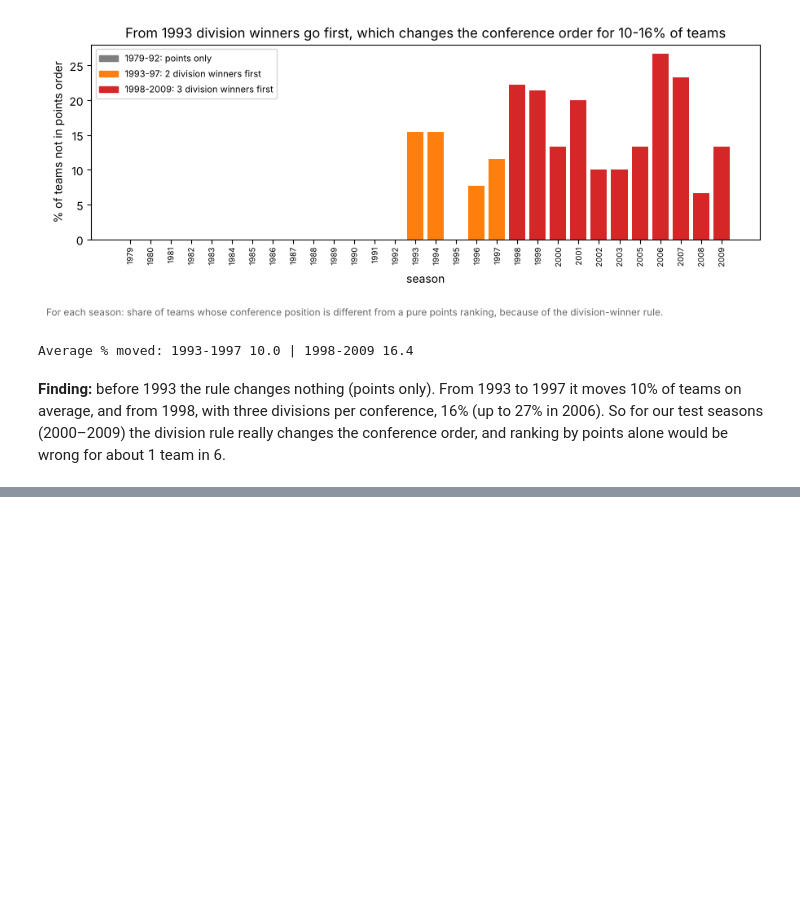
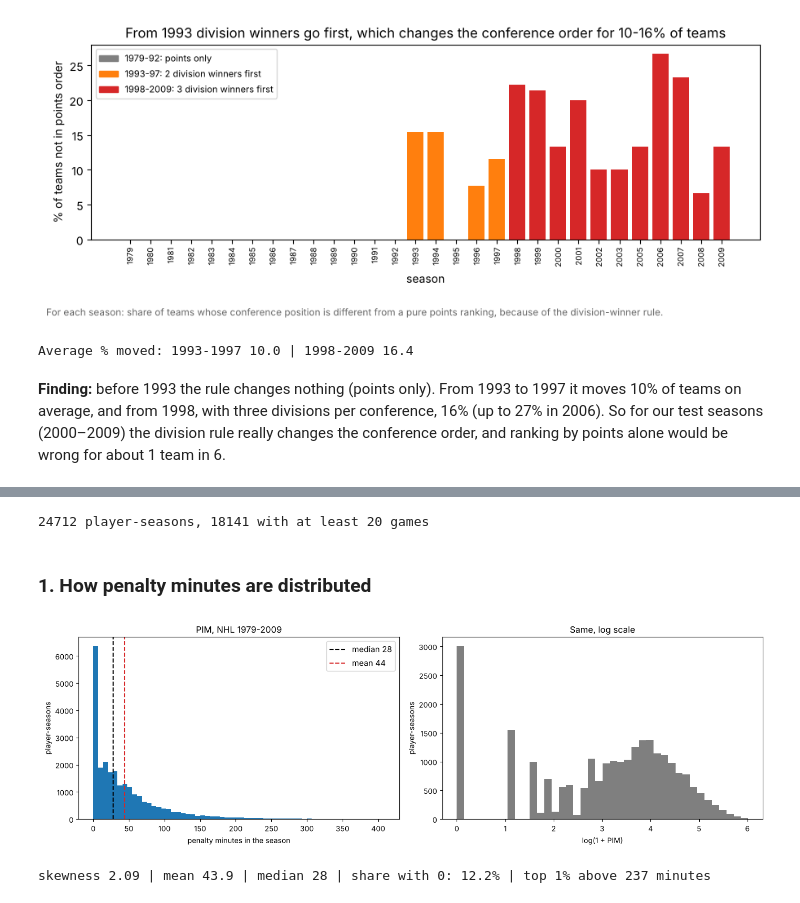
Before and after one commit to up202303702/AC, a Jupyter notebook: notebooks/01_data_overview.ipynb, the cells around one changed output, grey strips where cells are left out. Cells and saved outputs as stored; diff of their text form; code cells hidden in the pictures; blank space fills up the shorter version.

```diff
--- a/notebooks/01_data_overview.ipynb
+++ b/notebooks/01_data_overview.ipynb
@@ -878,0 +893,28 @@ Average % moved: 1993-1997 10.0 | 1998-2009 16.4
+# %%
+import numpy as np
+import scipy.stats as st
+
+players = pd.read_csv("../data/player_table.csv")
+players["pim_per_game"] = players["PIM"] / players["GP"].replace(0, np.nan)
+players["pts_per_game"] = players["Pts"] / players["GP"].replace(0, np.nan)
+regular = players[players["GP"] >= 20].copy()          # rates only for players with at least 20 games
+print(f"{len(players)} player-seasons, {len(regular)} with at least 20 games")
+# %% [output]
+24712 player-seasons, 18141 with at least 20 games
+# %% [markdown]
+### 1. How penalty minutes are distributed
+# %%
+fig, axes = plt.subplots(1, 2, figsize=(14, 4.5))
+axes[0].hist(players["PIM"], bins=60, color="tab:blue")
+axes[0].axvline(players["PIM"].median(), color="black", ls="--", lw=1.5, label=f"median {players['PIM'].median():.0f}")
+axes[0].axvline(players["PIM"].mean(), color="tab:red", ls="--", lw=1.5, label=f"mean {players['PIM'].mean():.0f}")
+axes[0].set(xlabel="penalty minutes in the season", ylabel="player-seasons", title="PIM, NHL 1979-2009"); axes[0].legend(fontsize=11)
+axes[1].hist(np.log1p(players["PIM"]), bins=40, color="tab:gray")
+axes[1].set(xlabel="log(1 + PIM)", ylabel="player-seasons", title="Same, log scale")
+plt.tight_layout(); plt.savefig(FIG / "pim_distribution.png", dpi=150, bbox_inches="tight"); plt.show()
+
+print(f"skewness {st.skew(players['PIM']):.2f} | mean {players['PIM'].mean():.1f} | median {players['PIM'].median():.0f}"
+      f" | share with 0: {(players['PIM'] == 0).mean():.1%} | top 1% above {players['PIM'].quantile(0.99):.0f} minutes")
+# %% [output]
+[figure, added]
+skewness 2.09 | mean 43.9 | median 28 | share with 0: 12.2% | top 1% above 237 minutes
```
Also changed, not shown: parts of 19 cells of this notebook, 26 other files.
